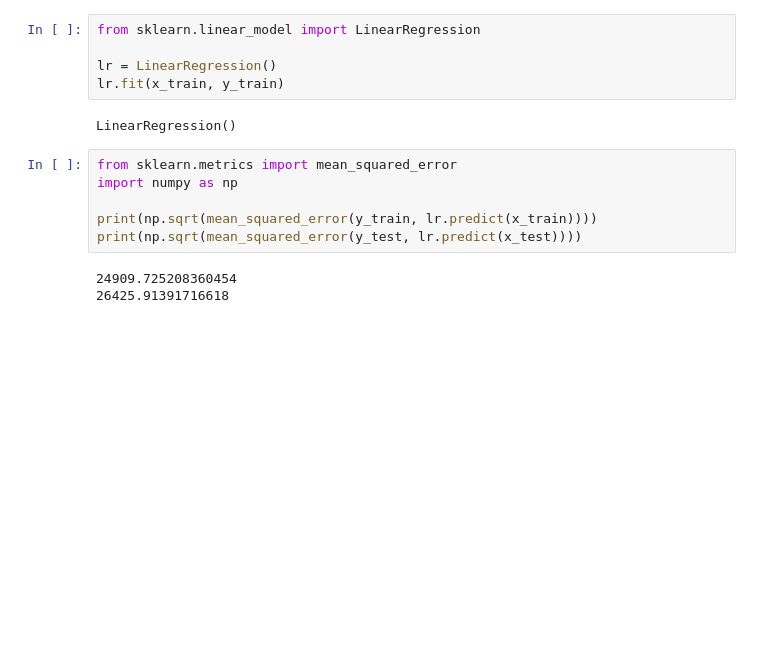
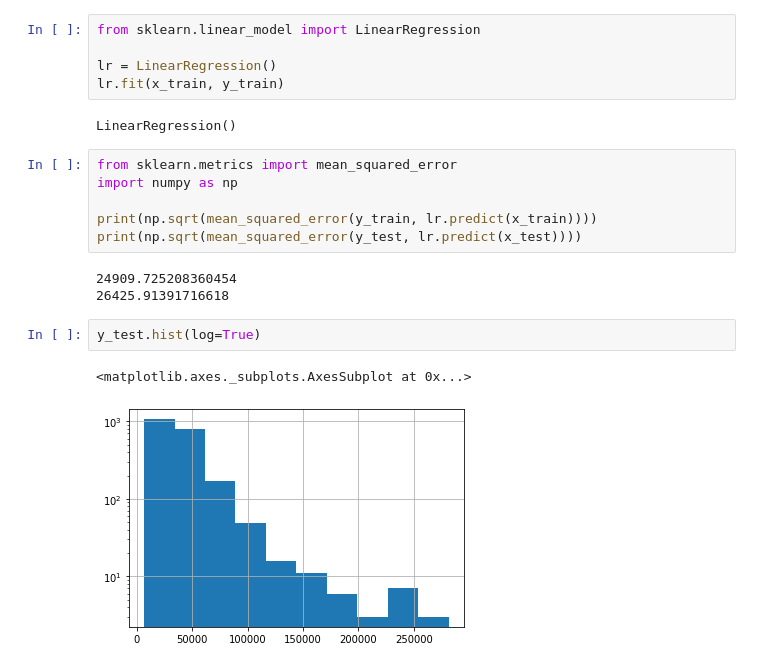
Before and after one commit to artemgur/akbars, a Jupyter notebook: akbars.ipynb, the cells around one changed output. Saved outputs shown, nothing was run; the diff lists cells and outputs as text; blank space fills up the shorter version.

```diff
--- a/akbars.ipynb
+++ b/akbars.ipynb
@@ -484,3 +484,8 @@ print(np.sqrt(mean_squared_error(y_test, lr.predict(x_test))))
 # %% [output]
 24909.725208360454
 26425.91391716618
+# %%
+y_test.hist(log=True)
+# %% [output]
+<matplotlib.axes._subplots.AxesSubplot at 0x...>
+[figure, added]
```
Also changed, not shown: parts of 3 cells of this notebook.
